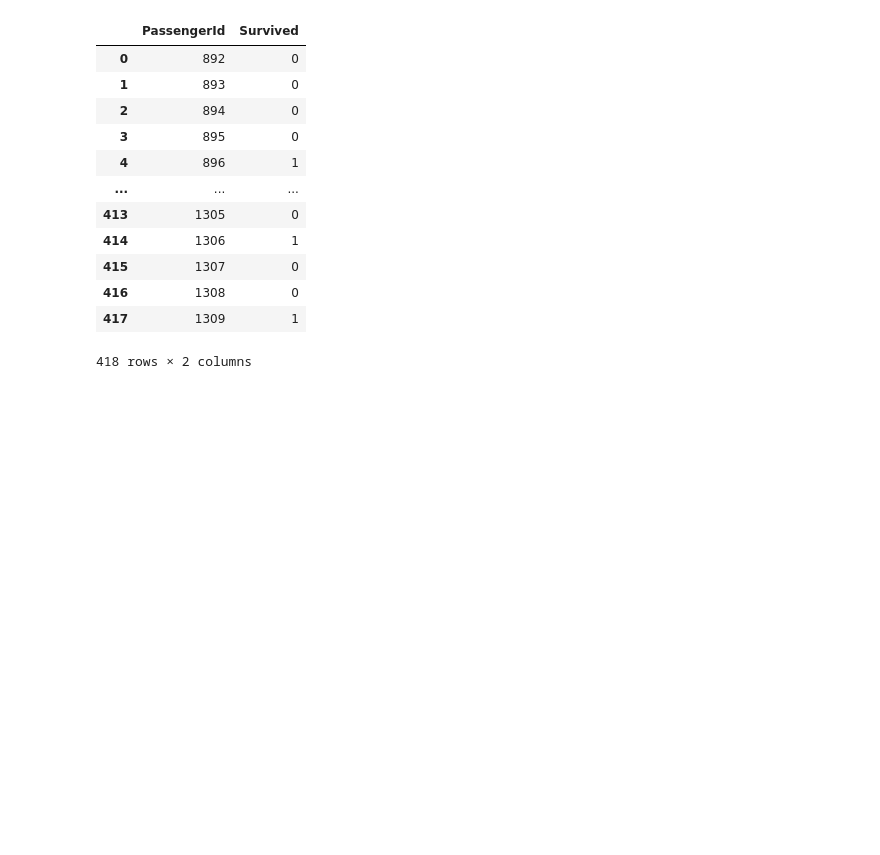
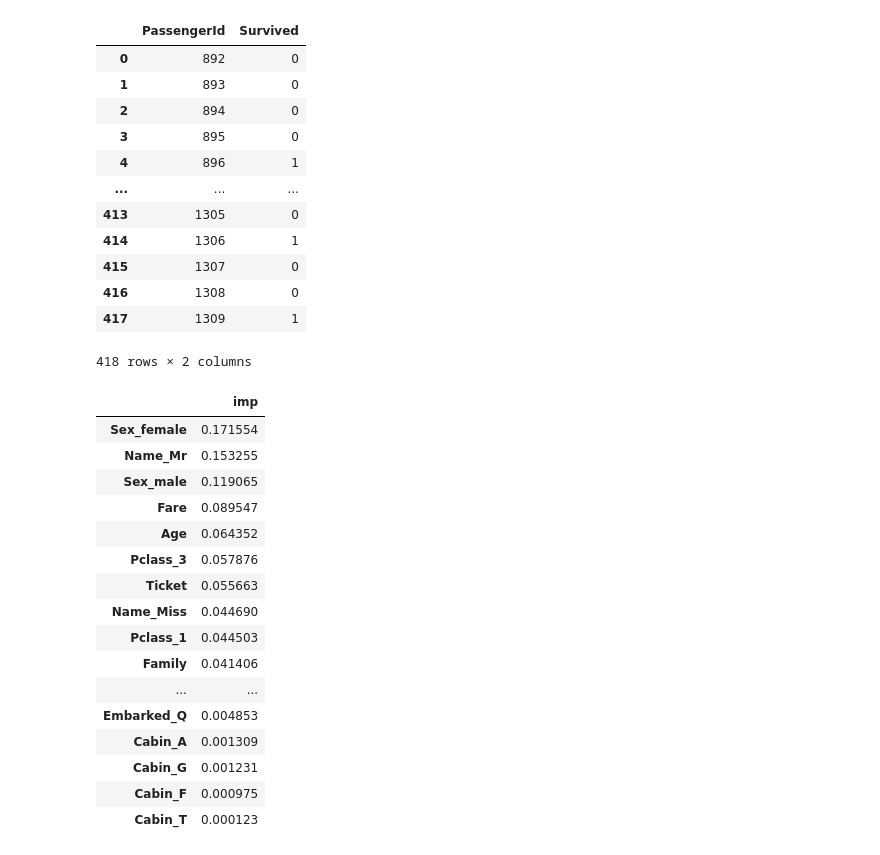
Before and after one commit to Elwing-Chou/tibaml1017, a Jupyter notebook: titanic.ipynb, the cells around one changed output. Drawn from its saved outputs; the diff is of its cells as text; code cells hidden in the pictures; blank space fills up the shorter version.

```diff
--- a/titanic.ipynb
+++ b/titanic.ipynb
@@ -285,0 +296,24 @@ result
+# %%
+# feature_importance
+imp = pd.DataFrame({
+    "imp":clf.feature_importances_
+}, index=combine.columns)
+imp.sort_values(by="imp", ascending=False)
+# %% [output]
+|  | imp |
+| Sex_female | 0.171554 |
+| Name_Mr | 0.153255 |
+| Sex_male | 0.119065 |
+| Fare | 0.089547 |
+| Age | 0.064352 |
+| Pclass_3 | 0.057876 |
+| Ticket | 0.055663 |
+| Name_Miss | 0.044690 |
+| Pclass_1 | 0.044503 |
+| Family | 0.041406 |
+| ... | ... |
+| Embarked_Q | 0.004853 |
+| Cabin_A | 0.001309 |
+| Cabin_G | 0.001231 |
+| Cabin_F | 0.000975 |
+| Cabin_T | 0.000123 |
```
Also changed, not shown: parts of 1 cell of this notebook.
